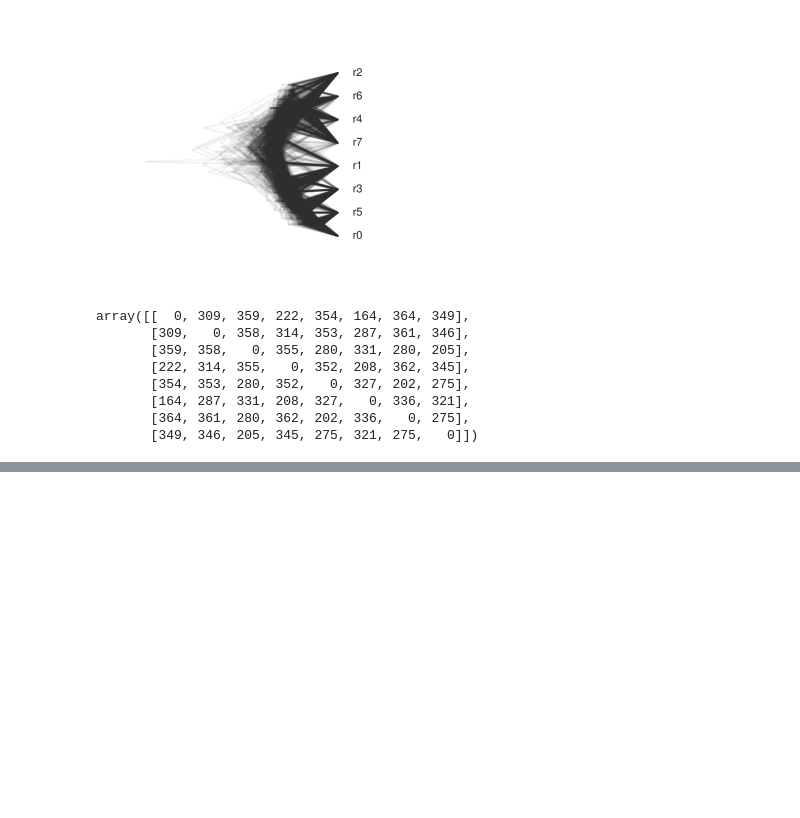
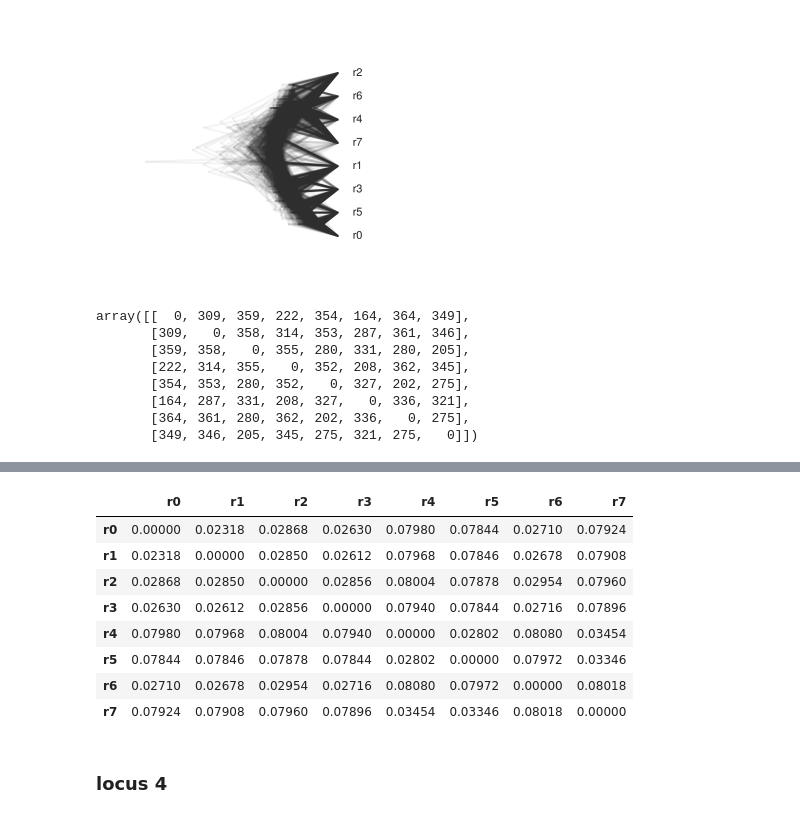
Before and after one commit to pmckenz1/ipcoal, a Jupyter notebook: ms/seqmod_validation.ipynb, the cells around one changed output, grey strips where cells are left out. Cells and saved outputs as stored; diff of their text form; code cells hidden in the pictures; blank space fills up the shorter version.

```diff
--- a/ms/seqmod_validation.ipynb
+++ b/ms/seqmod_validation.ipynb
@@ -601,0 +681,2 @@ array([[  0, 309, 359, 222, 354, 164, 364, 349],
+# %%
+loc = 3
@@ -601,0 +687,15 @@ array([[  0, 309, 359, 222, 354, 164, 364, 349],
+# %%
+ipcoal.utils.calculate_pairwise_dist(mod_sm,
+                                     locus=loc)
+# %% [output]
+|  | r0 | r1 | r2 | r3 | r4 | r5 | r6 | r7 |
+| r0 | 0.00000 | 0.02318 | 0.02868 | 0.02630 | 0.07980 | 0.07844 | 0.02710 | 0.07924 |
+| r1 | 0.02318 | 0.00000 | 0.02850 | 0.02612 | 0.07968 | 0.07846 | 0.02678 | 0.07908 |
+| r2 | 0.02868 | 0.02850 | 0.00000 | 0.02856 | 0.08004 | 0.07878 | 0.02954 | 0.07960 |
+| r3 | 0.02630 | 0.02612 | 0.02856 | 0.00000 | 0.07940 | 0.07844 | 0.02716 | 0.07896 |
+| r4 | 0.07980 | 0.07968 | 0.08004 | 0.07940 | 0.00000 | 0.02802 | 0.08080 | 0.03454 |
+| r5 | 0.07844 | 0.07846 | 0.07878 | 0.07844 | 0.02802 | 0.00000 | 0.07972 | 0.03346 |
+| r6 | 0.02710 | 0.02678 | 0.02954 | 0.02716 | 0.08080 | 0.07972 | 0.00000 | 0.08018 |
+| r7 | 0.07924 | 0.07908 | 0.07960 | 0.07896 | 0.03454 | 0.03346 | 0.08018 | 0.00000 |
+# %% [markdown]
+### locus 4
```
Also changed, not shown: parts of 27 cells of this notebook, 1 other file.
